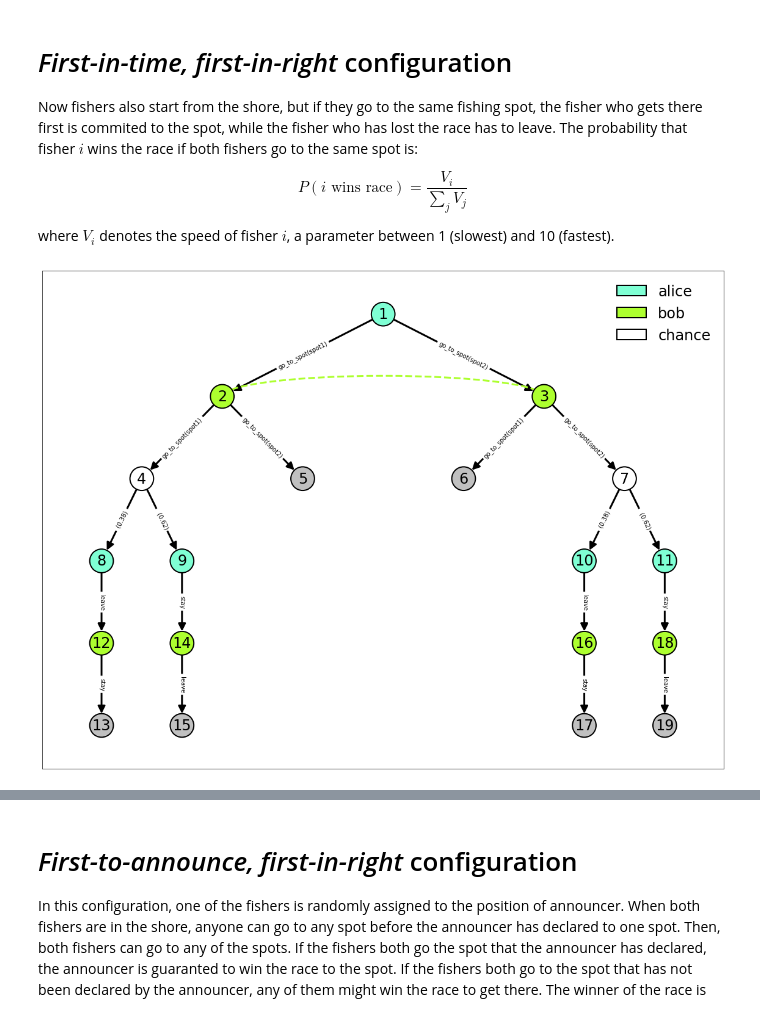
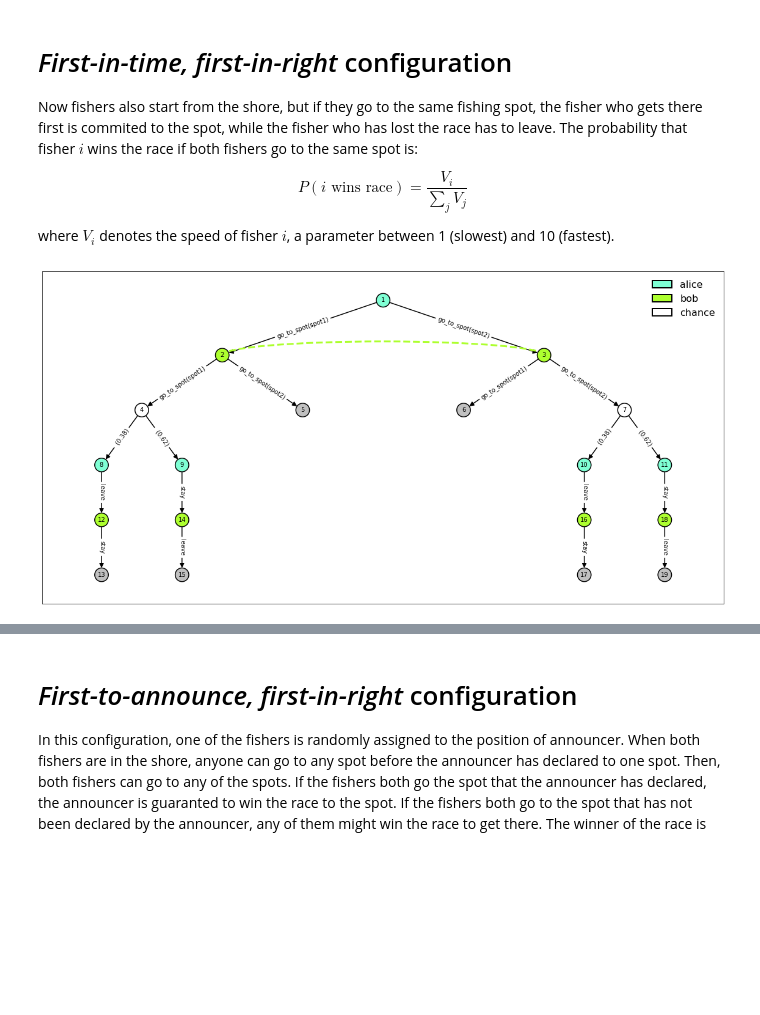
Before and after one commit to nmontesg/norms-games, a Jupyter notebook: examples/gamesFromRules/fishing-game/fishing_game.ipynb, the cells around one changed output, grey strips where cells are left out. Cells and saved outputs as stored; diff of their text form; code cells hidden in the pictures; blank space fills up the shorter version.

```diff
--- a/examples/gamesFromRules/fishing-game/fishing_game.ipynb
+++ b/examples/gamesFromRules/fishing-game/fishing_game.ipynb
@@ -19,25 +17,11 @@ game = build_full_game('.', 'fishers', threshold=0)
 # %%
-my_fig_kwargs = dict(figsize=(20,15), frameon=False)
-my_node_kwargs = dict(font_size=24, node_size=1500, edgecolors='k',
-                      linewidths=2)
-my_edge_kwargs = dict(arrowsize=25, width=3)
+my_fig_kwargs = dict(figsize=(20,10), frameon=False)
+my_node_kwargs = dict(font_size=10, node_size=500, edgecolors='k',
+                      linewidths=1.5)
+my_edge_kwargs = dict(arrowsize=15, width=1.5)
 my_edge_labels_kwargs = dict(font_size=10)
 my_patch_kwargs = dict(linewidth=2)
-my_legend_kwargs = dict(fontsize=24, loc='upper right', edgecolor='white')
-my_utility_label_kwargs = dict(horizontalalignment='center', fontsize=24)
+my_legend_kwargs = dict(fontsize=16, loc='upper right', edgecolor='white')
 my_info_sets_kwargs = dict(linestyle='--', linewidth=3)
 
 position_colors =  {'alice':'aquamarine', 'bob':'greenyellow'}
-
-fig = plot_game(game,
-                position_colors,
-                fig_kwargs=my_fig_kwargs,
-                node_kwargs=my_node_kwargs,
-                edge_kwargs=my_edge_kwargs,
-                edge_labels_kwargs=my_edge_labels_kwargs,
-                patch_kwargs=my_patch_kwargs,
-                legend_kwargs=my_legend_kwargs,
-                draw_utility=False,
-                info_sets_kwargs=my_info_sets_kwargs)
-
-# fig.savefig('fishers_default.png', bbox_inches='tight', dpi=500)
@@ -78,27 +55,17 @@ game = build_full_game('.', 'fishers', threshold=1)
 # %%
-my_fig_kwargs = dict(figsize=(20,15), frameon=False)
-my_node_kwargs = dict(font_size=24, node_size=1500, edgecolors='k',
-                      linewidths=2)
-my_edge_kwargs = dict(arrowsize=25, width=3)
-my_edge_labels_kwargs = dict(font_size=10)
-my_patch_kwargs = dict(linewidth=2)
-my_legend_kwargs = dict(fontsize=24, loc='upper right', edgecolor='white')
-my_utility_label_kwargs = dict(horizontalalignment='center', fontsize=24)
-my_info_sets_kwargs = dict(linestyle='--', linewidth=3)
-
-position_colors =  {'alice':'aquamarine', 'bob':'greenyellow'}
+game = build_full_game('.', 'fishers', threshold=1)
 
 fig = plot_game(game,
                 position_colors,
                 fig_kwargs=my_fig_kwargs,
                 node_kwargs=my_node_kwargs,
                 edge_kwargs=my_edge_kwargs,
                 edge_labels_kwargs=my_edge_labels_kwargs,
                 patch_kwargs=my_patch_kwargs,
                 legend_kwargs=my_legend_kwargs,
                 draw_utility=False,
                 info_sets_kwargs=my_info_sets_kwargs)
 
-fig.savefig('fishers_race.png', bbox_inches='tight', dpi=200)
+# fig.savefig('fishers_race.png', bbox_inches='tight', dpi=200)
 # %% [output]
-[figure, old version]
+[figure, new version]
```
Also changed, not shown: parts of 10 cells of this notebook, 11 other files.
